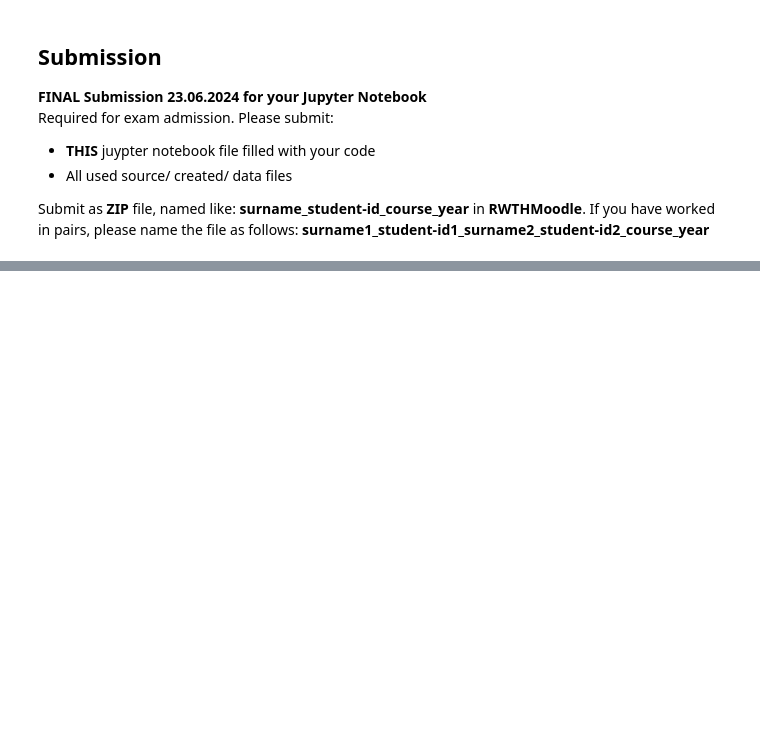
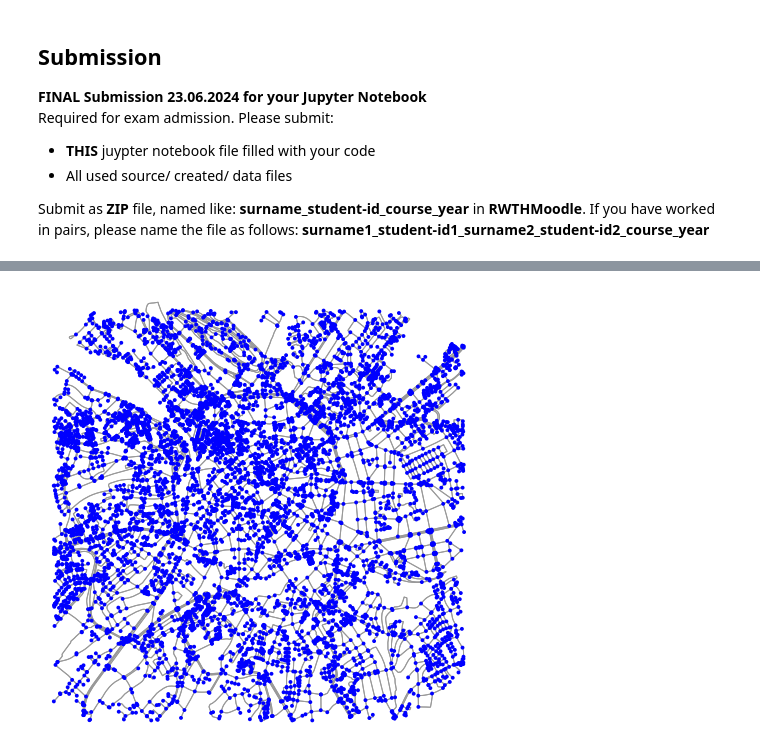
Before and after one commit to Hosseinabdeyazd/GIS-BOX-DATA-FACTORY-RWTH, a Jupyter notebook: XX_NEU-exercise.ipynb, the cells around one changed output, grey strips where cells are left out. Cells and saved outputs as stored; diff of their text form; code cells hidden in the pictures; blank space fills up the shorter version.

```diff
--- a/XX_NEU-exercise.ipynb
+++ b/XX_NEU-exercise.ipynb
@@ -32,0 +256,3 @@ If you have worked in pairs, please name the file as follows: **surname1_student
+# %%
+#Attention, getting the whole of Aachen takes many minutes, we will get the inner city only
+G = ox.graph_from_point(point, dist=2000, network_type="walk")
@@ -32,0 +277,5 @@ If you have worked in pairs, please name the file as follows: **surname1_student
+# %%
+# Let us get out our graph from OSM first
+ax, fig = ox.plot_graph(G, node_color='b', node_zorder=1, bgcolor='#FFFFFF')
+# %% [output]
+[figure, added]
```
Also changed, not shown: parts of 24 cells of this notebook, 2 other files.
